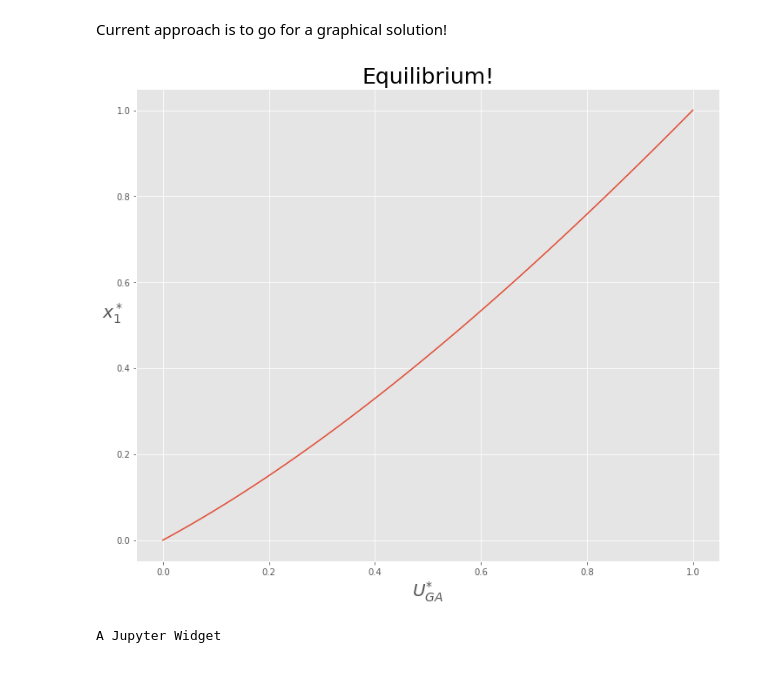
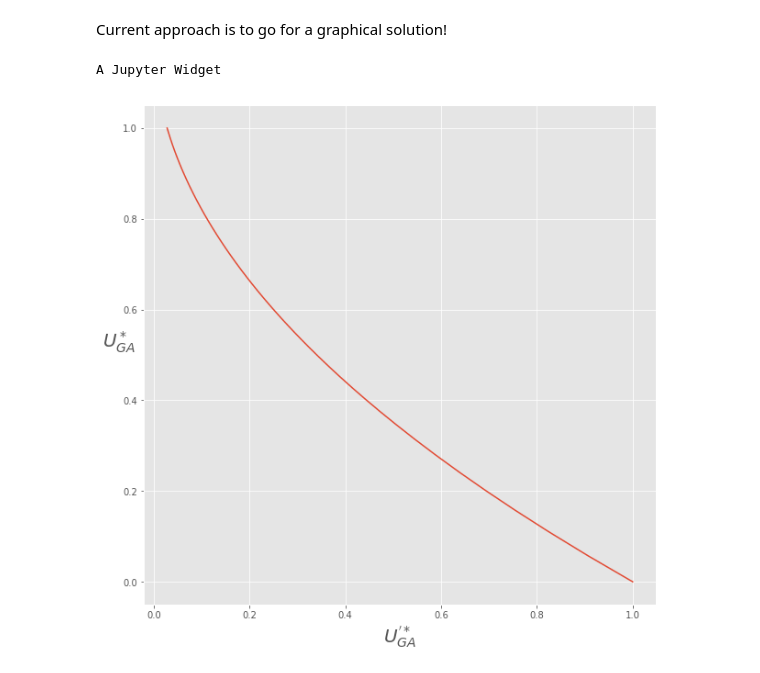
Before and after one commit to davidrpugh/evolution-of-social-behavior, a Jupyter notebook: monomorphic-gamma-model.ipynb, the cells around one changed output. Saved outputs shown, nothing was run; the diff lists cells and outputs as text; code cells hidden in the pictures.

```diff
--- a/monomorphic-gamma-model.ipynb
+++ b/monomorphic-gamma-model.ipynb
@@ -217,7 +206,3 @@ def plot_equilibrium(T, R, P, S):
-# %%
-plot_equilibrium(10, 8, 6, 4)
-# %% [output]
-[figure, removed]
 # %%
 # vectorized numerical function created from our symbolic expression
 numeric_f_jac = sym.lambdify((UGA_star, UGA_prime_star, T, R, P, S), evaluated_f_jac, modules="numpy")
@@ -257,3 +244,15 @@ w = widgets.interactive(plot_jacobian, T=T_slider, R=R_slider, P=P_slider, S=S_s
 display(w)
 # %% [output]
 A Jupyter Widget
+# %%
+# I want the selection function to "wander" through
+fig, ax = plt.subplots(1, 1, figsize=(10, 10))
+xs = np.linspace(0, 1, 100)
+u_derivs = selection_functions.kirkpatrick_selection_derivative(xs, 6.0)
+us = selection_functions.kirkpatrick_selection(xs, 6.0)
+ax.plot(u_derivs, us)
+ax.set_ylabel(r"$U_{GA}^*$", fontsize=20, rotation="horizontal")
+ax.set_xlabel(r"$U_{GA}^{'*}$", fontsize=20)
+plt.show()
+# %% [output]
+[figure, added]
```
Also changed, not shown: parts of 10 cells of this notebook.
